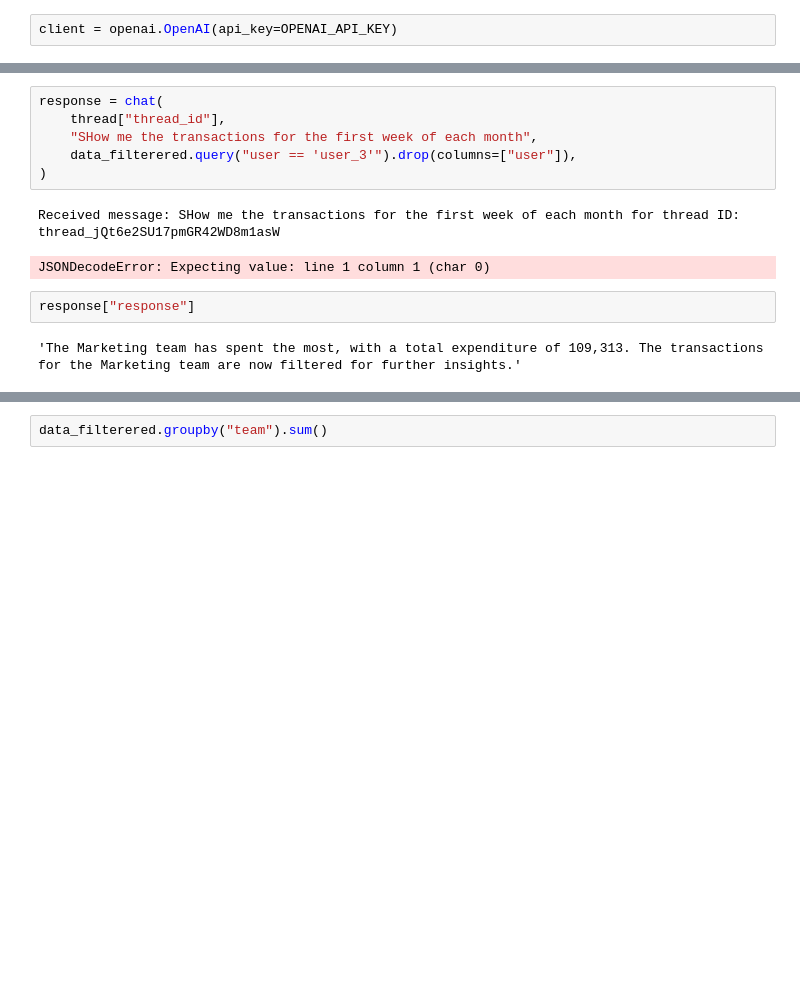
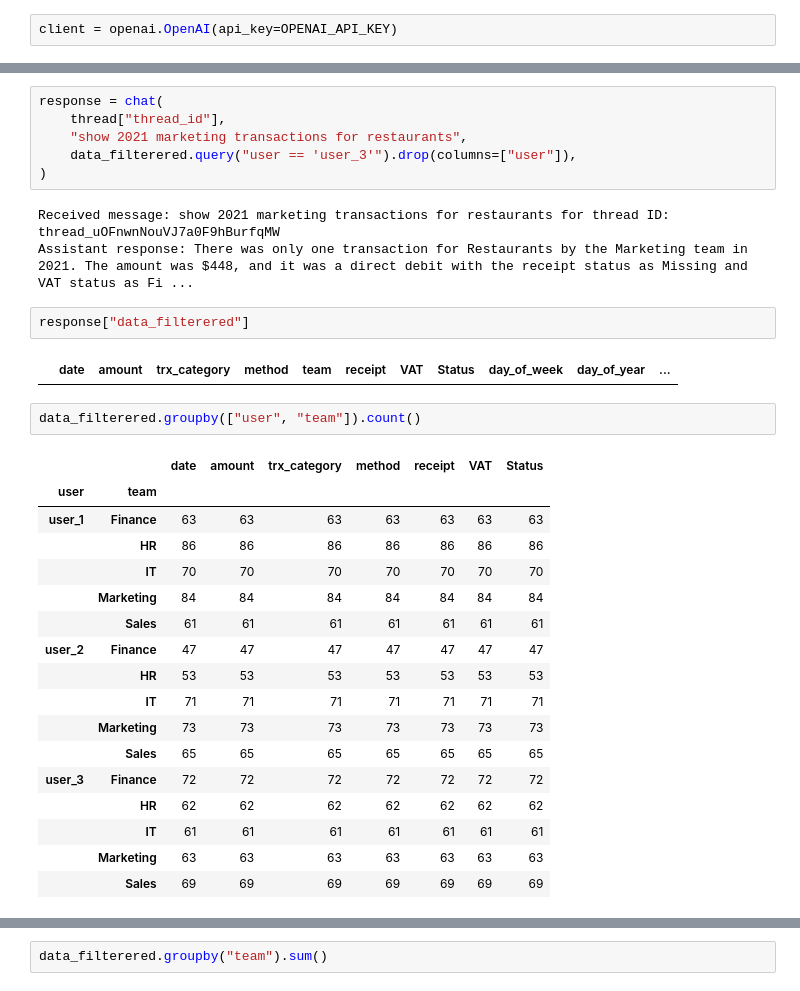
Before and after one commit to Starbz/Qonto_hackathon, a Jupyter notebook: research/agents_trials.ipynb, the cells around one changed output, grey strips where cells are left out. Saved outputs shown, nothing was run; the diff lists cells and outputs as text; blank space fills up the shorter version.

```diff
--- a/research/agents_trials.ipynb
+++ b/research/agents_trials.ipynb
@@ -442,16 +509,36 @@ response["data_filterered"]
 # %%
 response = chat(
     thread["thread_id"],
-    "SHow me the transactions for the first week of each month",
+    "show 2021 marketing transactions for restaurants",
     data_filterered.query("user == 'user_3'").drop(columns=["user"]),
 )
 # %% [output]
-Received message: SHow me the transactions for the first week of each month for thread ID: thread_jQt6e2SU17pmGR42WD8m1asW
+Received message: show 2021 marketing transactions for restaurants for thread ID: thread_uOFnwnNouVJ7a0F9hBurfqMW
+Assistant response: There was only one transaction for Restaurants by the Marketing team in 2021. The amount was $448, and it was a direct debit with the receipt status as Missing and VAT status as Fi ...
-JSONDecodeError: Expecting value: line 1 column 1 (char 0)
 # %%
-response["response"]
+response["data_filterered"]
 # %% [output]
-'The Marketing team has spent the most, with a total expenditure of 109,313. The transactions for the Marketing team are now filtered for further insights.'
+|  | date | amount | trx_category | method | team | receipt | VAT | Status | day_of_week | day_of_year | ... |
+# %%
+data_filterered.groupby(["user", "team"]).count()
+# %% [output]
+|  |  | date | amount | trx_category | method | receipt | VAT | Status |
+| user | team |  |  |  |  |  |  |  |
+| user_1 | Finance | 63 | 63 | 63 | 63 | 63 | 63 | 63 |
+|  | HR | 86 | 86 | 86 | 86 | 86 | 86 | 86 |
+|  | IT | 70 | 70 | 70 | 70 | 70 | 70 | 70 |
+|  | Marketing | 84 | 84 | 84 | 84 | 84 | 84 | 84 |
+|  | Sales | 61 | 61 | 61 | 61 | 61 | 61 | 61 |
+| user_2 | Finance | 47 | 47 | 47 | 47 | 47 | 47 | 47 |
+|  | HR | 53 | 53 | 53 | 53 | 53 | 53 | 53 |
+|  | IT | 71 | 71 | 71 | 71 | 71 | 71 | 71 |
+|  | Marketing | 73 | 73 | 73 | 73 | 73 | 73 | 73 |
+|  | Sales | 65 | 65 | 65 | 65 | 65 | 65 | 65 |
+| user_3 | Finance | 72 | 72 | 72 | 72 | 72 | 72 | 72 |
+|  | HR | 62 | 62 | 62 | 62 | 62 | 62 | 62 |
+|  | IT | 61 | 61 | 61 | 61 | 61 | 61 | 61 |
+|  | Marketing | 63 | 63 | 63 | 63 | 63 | 63 | 63 |
+|  | Sales | 69 | 69 | 69 | 69 | 69 | 69 | 69 |
 # %%
 response["data_filterered"]
 # %% [output]
```
Also changed, not shown: parts of 20 cells of this notebook, 7 other files.
